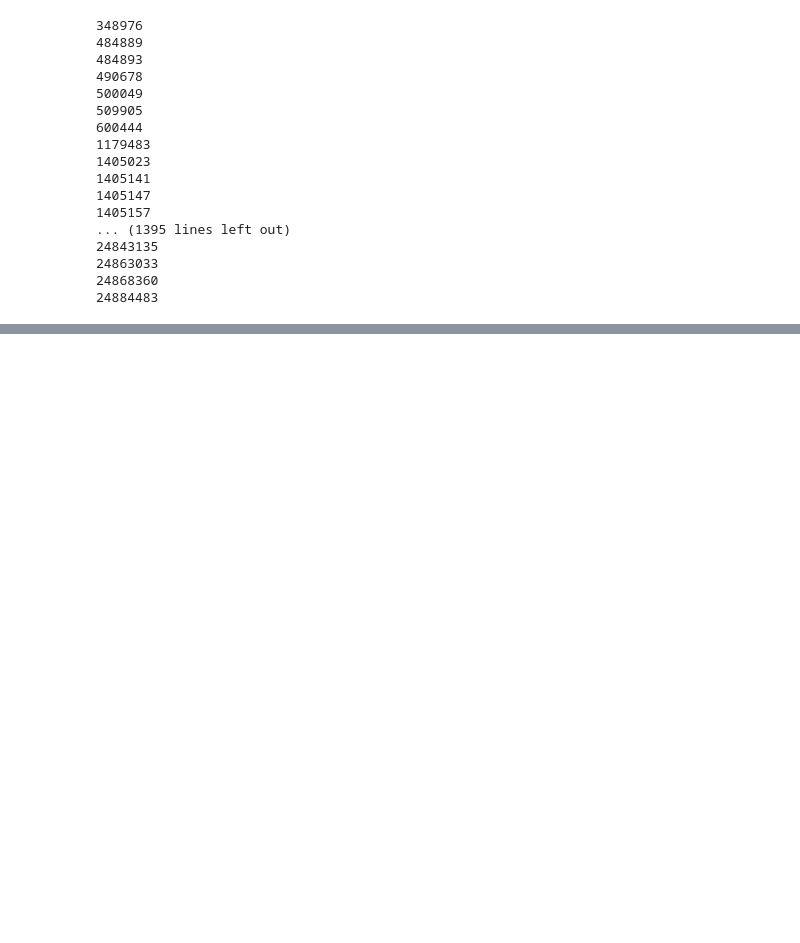
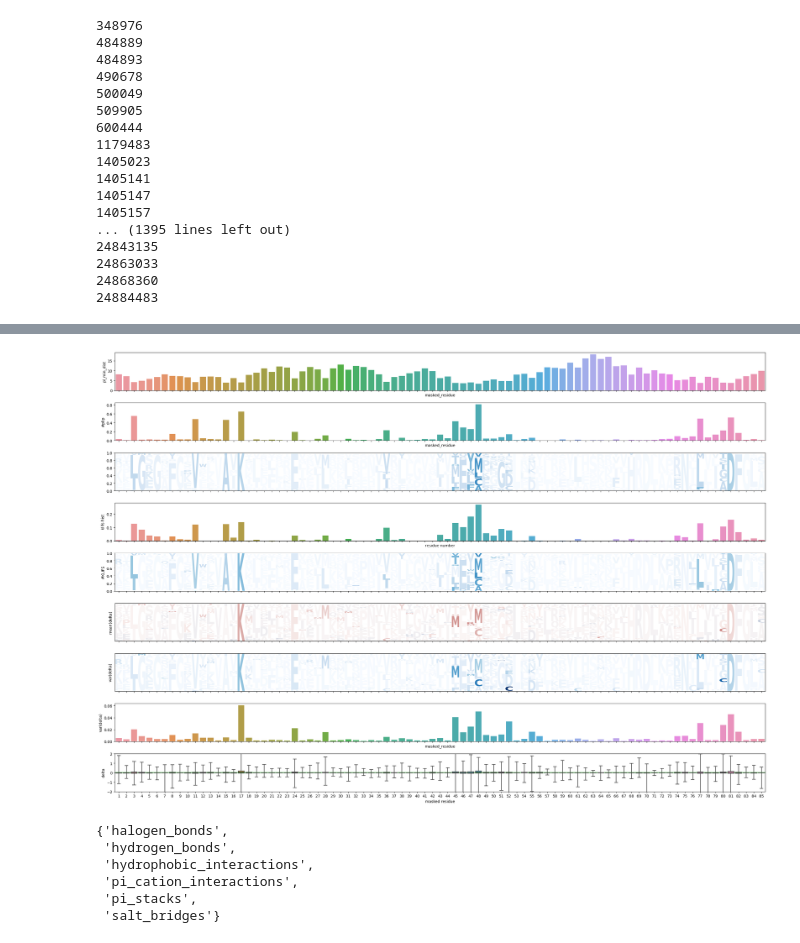
Before and after one commit to volkamerlab/kinodata-3D-affinity-prediction, a Jupyter notebook: examples/Residue Masking.ipynb, the cells around one changed output, grey strips where cells are left out. Drawn from its saved outputs; the diff is of its cells as text; code cells hidden in the pictures; blank space fills up the shorter version.

```diff
--- a/examples/Residue Masking.ipynb
+++ b/examples/Residue Masking.ipynb
@@ -464,11 +455,16 @@ g.map_lower(sns.kdeplot, levels=4,  fill=True, color=sns.color_palette()[0])
+# %%
+# res_elim.to_csv('res_elim_w_meta_infos.csv')
+res_elim = pd.read_csv('res_elim_w_meta_infos.csv')
+# %%
+res_elim.loc[:, 'plip'] = res_elim.plip.apply(lambda x: [e.replace('\'', '').strip() for e in x[1:-1].split(',')] if isinstance(x, str) else x)
 # %%
 fig, (aaax, plipax, plipax2, aax, axk, ax0, ax, ax1, ax2) = plt.subplots(figsize=(25, 17), nrows=9, sharey=False, sharex=True)
 
 
-sns.barplot(res_elim_split.groupby('masked_residue')[['delta']].var().reset_index(), x='masked_residue', y='delta', ax=ax1)
+sns.barplot(res_elim.groupby('masked_residue')[['delta']].var().reset_index(), x='masked_residue', y='delta', ax=ax1)
 ax1.set_ylabel('var(delta)')
 
-sns.barplot(res_elim, x='masked_residue', y='min_ligand_dist', ax=aaax, errorbar=None)
+sns.barplot(res_elim, x='masked_residue', y='pl_min_dist', ax=aaax, errorbar=None)
 
 sns.barplot(res_elim, x='masked_residue', y='#plip', ax=plipax, errorbar=None)
 
@@ -525,37 +521,46 @@ for position, values in res_counts.iterrows():
         height = values['delta', 'count'][rescode] / cnt
         if height == 0:
             continue
         color = cp(values['delta', 'mean'][rescode] / max_mean  + 0.5)[:3]
         Glyph(c=rescode, p=position-1, ceiling=floor+height, floor=floor, ax=ax0, color=color)
         floor += height
 ax0.set_xlim(-0.5, 84.5)
 ax0.set_xticks([]); ax0.set_yticks([])
 ax0.set_ylabel('mean(delta)')
 
 cp = sns.color_palette("Blues", as_cmap=True)
 for position, values in res_counts.iterrows():
     rescodes = res_counts['delta', 'count'].columns
     cnt = values['delta', 'count'].sum()
     floor = 0
     for rescode in rescodes:
         height = values['delta', 'count'][rescode] / cnt
         if height == 0:
             continue
         color = cp(values['delta', 'var'][rescode] / max_var)[:3]
         Glyph(c=rescode, p=position -1, ceiling=floor+height, floor=floor, ax=ax, color=color)
         floor += height
 ax.set_xlim(-0.5, 84.5)
 ax.set_xticks([]); ax.set_yticks([])
-ax.set_ylabel('var(delta)')General remarks
-
-Follow the existing pattern in naming posts after their date, i.e. YYYY-MM-DD-title.md.
-
-Static data such as pictures or tools for download are located in assets/{img,data}.
-
+ax.set_ylabel('var(delta)')
 
 ax2.set_ylim(-2,2)
 ax2.set_xlabel('masked residue')
 plt.xticks(np.arange(85));
 plt.tight_layout()
 
-plt.savefig('fullhouse.pdf')
+# plt.savefig('fullhouse.pdf')
+# %% [output]
+[figure, added]
+# %%
+plip_types = set()
+for ints in tqdm.tqdm(res_elim['plip']):
+    plip_types |= set(ints)
+plip_types
+# %% [output]
+{'halogen_bonds',
+ 'hydrogen_bonds',
+ 'hydrophobic_interactions',
+ 'pi_cation_interactions',
+ 'pi_stacks',
+ 'salt_bridges'}
```
Also changed, not shown: parts of 32 cells of this notebook.
